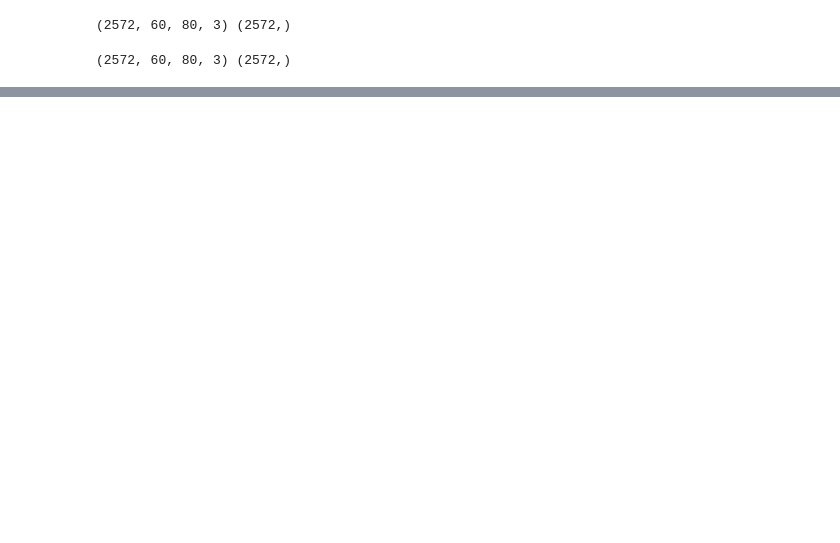
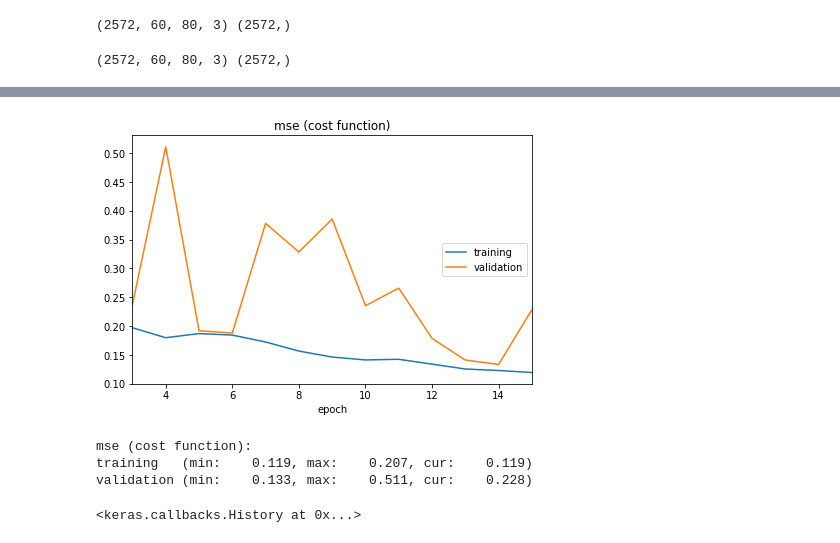
Before and after one commit to maglkp/kaggle, a Jupyter notebook: 5dwdriving4.ipynb, the cells around one changed output, grey strips where cells are left out. Cells and saved outputs as stored; diff of their text form; code cells hidden in the pictures; blank space fills up the shorter version.

```diff
--- a/5dwdriving4.ipynb
+++ b/5dwdriving4.ipynb
@@ -114,0 +127,25 @@ plt.hist(ygen, 50, facecolor='red');
+# %%
+def my_model(input_shape):
+	return Sequential([
+		Lambda(lambda x: (x-128.)/255., input_shape=input_shape, name='normalize'),
+		Conv2D(64, (3,3), activation='relu'),
+    #    MaxPooling2D(pool_size=(2,2)),
+		Conv2D(32, (3,3), activation='relu'),
+    MaxPooling2D(pool_size=(2,2)),
+		Conv2D(16, (3,3), activation='relu'),
+    MaxPooling2D(pool_size=(2,2)),
+		Conv2D(6, (3,3), activation='relu'),
+    MaxPooling2D(pool_size=(2,2)),
+    Dropout(rate=.5),
+		Flatten(),
+		Dense(512, activation='relu'),
+    Dropout(rate=.3),
+		Dense(512, activation='relu'),
+    Dropout(rate=.3),
+		Dense(16, activation='relu'),
+		Dense(1)
+	])
+
+model = my_model(X[0].shape)
+model.summary()
+model.compile('adam', 'mse')
@@ -114,0 +170,15 @@ plt.hist(ygen, 50, facecolor='red');
+# %%
+batch_size=512
+epochs=15
+
+model.fit(Xgen, ygen,
+		  batch_size,
+		  epochs,
+		  validation_data=(X_val, y_val),
+		  callbacks=[PlotLossesKeras()])
+# %% [output]
+[figure, added]
+mse (cost function):
+training   (min:    0.119, max:    0.207, cur:    0.119)
+validation (min:    0.133, max:    0.511, cur:    0.228)
+<keras.callbacks.History at 0x...>
```
Also changed, not shown: parts of 17 cells of this notebook.
